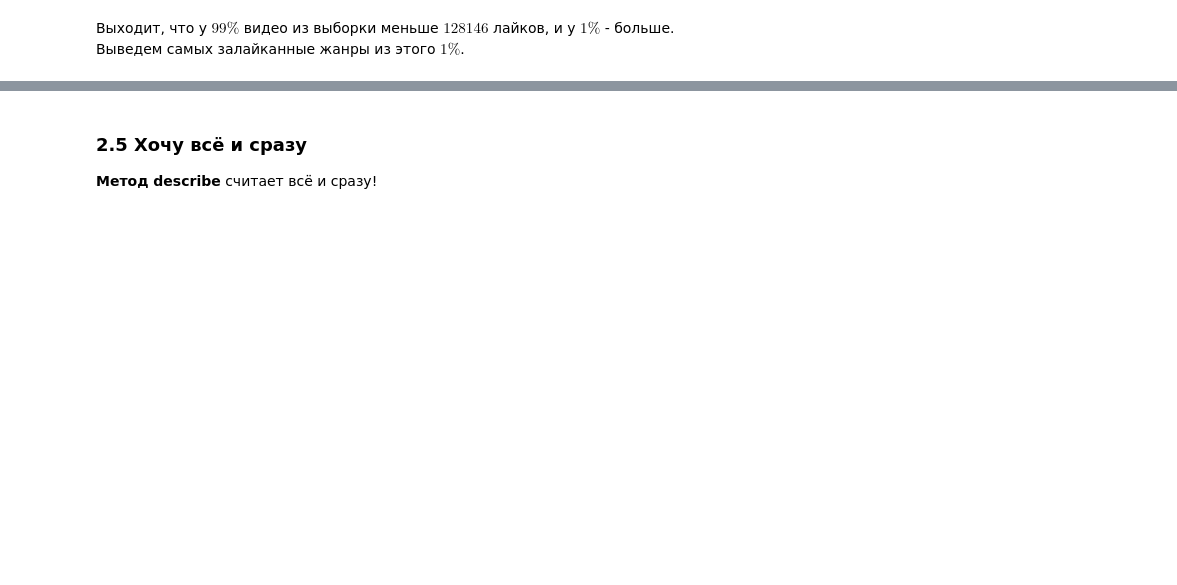
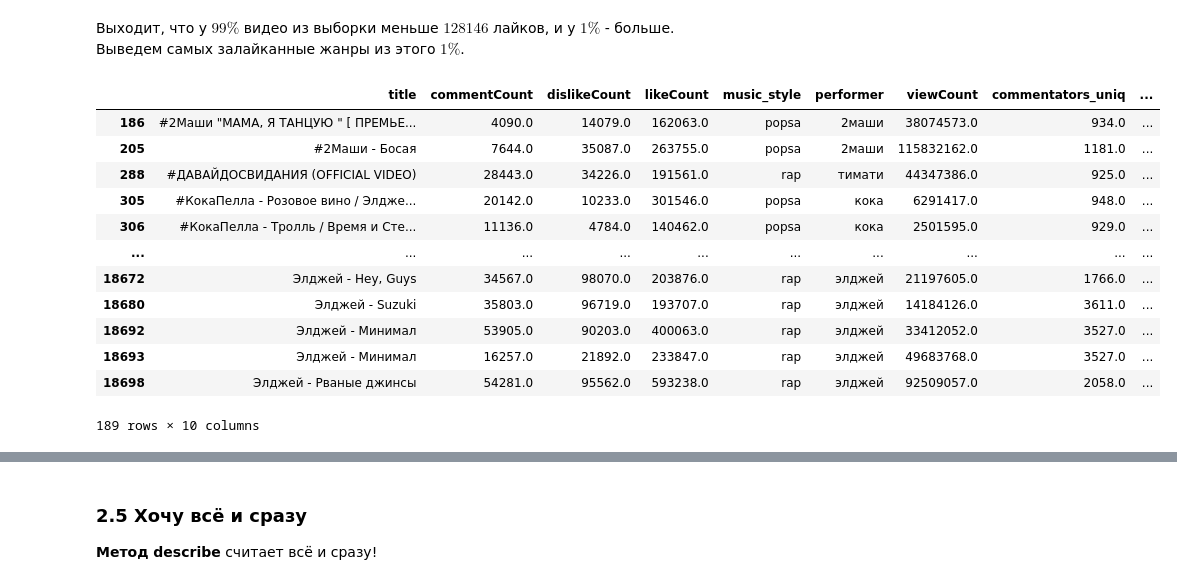
Before and after one commit to freefly-girl/test-for-vscode, a Jupyter notebook: week1/09_python_simple_visual_and_statistics.ipynb, the cells around one changed output, grey strips where cells are left out. Saved outputs shown, nothing was run; the diff lists cells and outputs as text; code cells hidden in the pictures; blank space fills up the shorter version.

```diff
--- a/week1/09_python_simple_visual_and_statistics.ipynb
+++ b/week1/09_python_simple_visual_and_statistics.ipynb
@@ -120,5 +178,22 @@ df.likeCount.quantile(0.99)
 Выходит, что у $99\%$ видео из выборки меньше $128146$ лайков, и у $1\%$ - больше. Выведем самых залайканные жанры из этого $1\%$.
 # %%
 q = df.likeCount.quantile(0.99)
+# %%
+# выводим таблицу, в которой остались только клипы, у которых лайков больше 99% квантиля
+df[df.likeCount > q]
+# %% [output]
+|  | title | commentCount | dislikeCount | likeCount | music_style | performer | viewCount | commentators_uniq | ... |
+| 186 | #2Маши "МАМА, Я ТАНЦУЮ " [ ПРЕМЬЕ... | 4090.0 | 14079.0 | 162063.0 | popsa | 2маши | 38074573.0 | 934.0 | ... |
+| 205 | #2Маши - Босая | 7644.0 | 35087.0 | 263755.0 | popsa | 2маши | 115832162.0 | 1181.0 | ... |
+| 288 | #ДАВАЙДОСВИДАНИЯ (OFFICIAL VIDEO) | 28443.0 | 34226.0 | 191561.0 | rap | тимати | 44347386.0 | 925.0 | ... |
+| 305 | #КокаПелла - Розовое вино / Элдже... | 20142.0 | 10233.0 | 301546.0 | popsa | кока | 6291417.0 | 948.0 | ... |
+| 306 | #КокаПелла - Тролль / Время и Сте... | 11136.0 | 4784.0 | 140462.0 | popsa | кока | 2501595.0 | 929.0 | ... |
+| ... | ... | ... | ... | ... | ... | ... | ... | ... | ... |
+| 18672 | Элджей - Hey, Guys | 34567.0 | 98070.0 | 203876.0 | rap | элджей | 21197605.0 | 1766.0 | ... |
+| 18680 | Элджей - Suzuki | 35803.0 | 96719.0 | 193707.0 | rap | элджей | 14184126.0 | 3611.0 | ... |
+| 18692 | Элджей - Минимал | 53905.0 | 90203.0 | 400063.0 | rap | элджей | 33412052.0 | 3527.0 | ... |
+| 18693 | Элджей - Минимал | 16257.0 | 21892.0 | 233847.0 | rap | элджей | 49683768.0 | 3527.0 | ... |
+| 18698 | Элджей - Рваные джинсы | 54281.0 | 95562.0 | 593238.0 | rap | элджей | 92509057.0 | 2058.0 | ... |
+189 rows × 10 columns
 # %%
 x = df[df.likeCount > q].music_style
```
Also changed, not shown: parts of 48 cells of this notebook.
